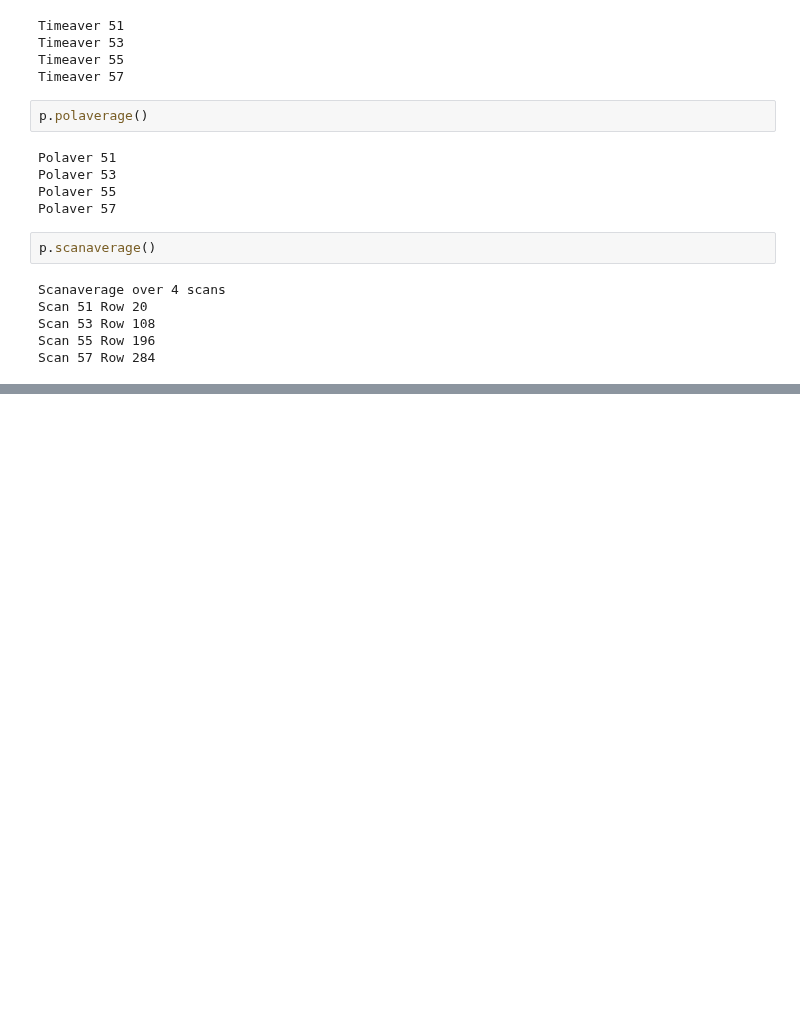
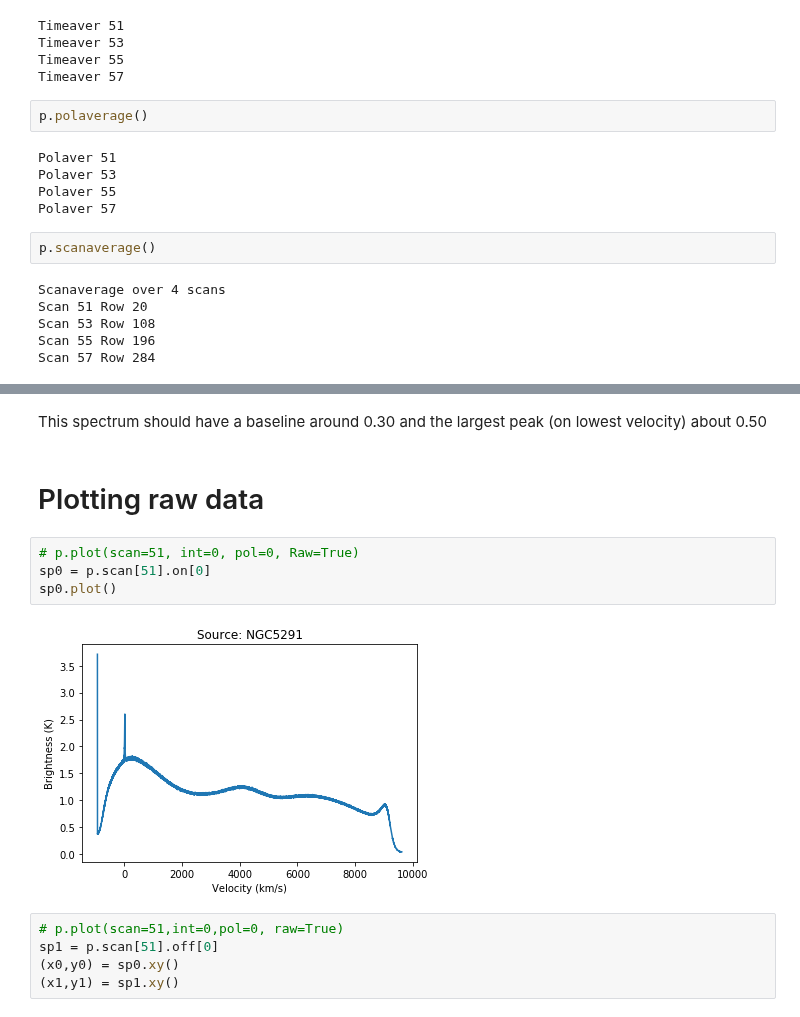
Before and after one commit to teuben/gbtoy, a Jupyter notebook: nb/ngc5291b.ipynb, the cells around one changed output, grey strips where cells are left out. Drawn from its saved outputs; the diff is of its cells as text; blank space fills up the shorter version.

```diff
--- a/nb/ngc5291b.ipynb
+++ b/nb/ngc5291b.ipynb
@@ -527,0 +594,15 @@ p.scanaveraged[0].plot(xrange=xrange, yrange=yrange)
+# %% [markdown]
+This spectrum should have a baseline around 0.30 and the largest peak (on lowest velocity) about 0.50
+# %% [markdown]
+# Plotting raw data
+# %%
+# p.plot(scan=51, int=0, pol=0, Raw=True)
+sp0 = p.scan[51].on[0]
+sp0.plot()
+# %% [output]
+[figure, added]
+# %%
+# p.plot(scan=51,int=0,pol=0, raw=True)
+sp1 = p.scan[51].off[0]
+(x0,y0) = sp0.xy()
+(x1,y1) = sp1.xy()
```
Also changed, not shown: parts of 21 cells of this notebook.
